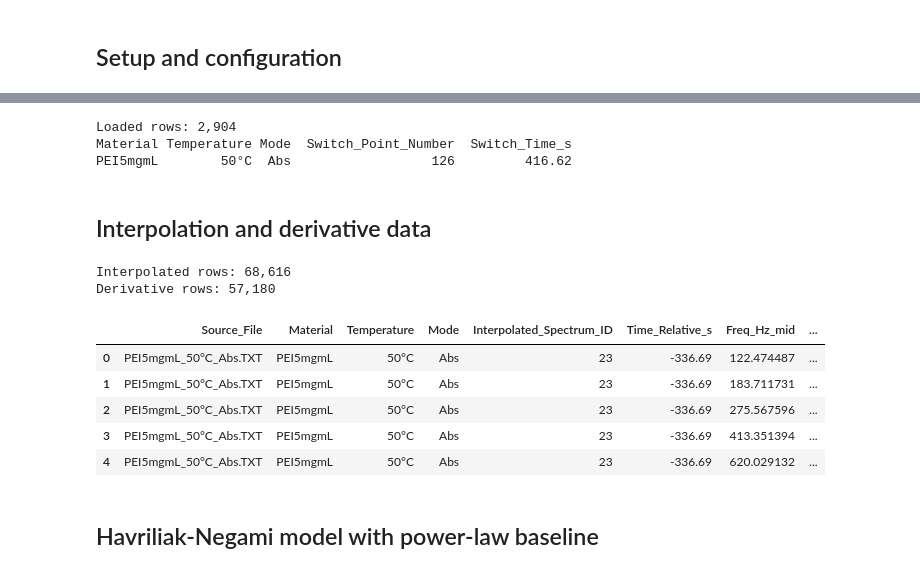
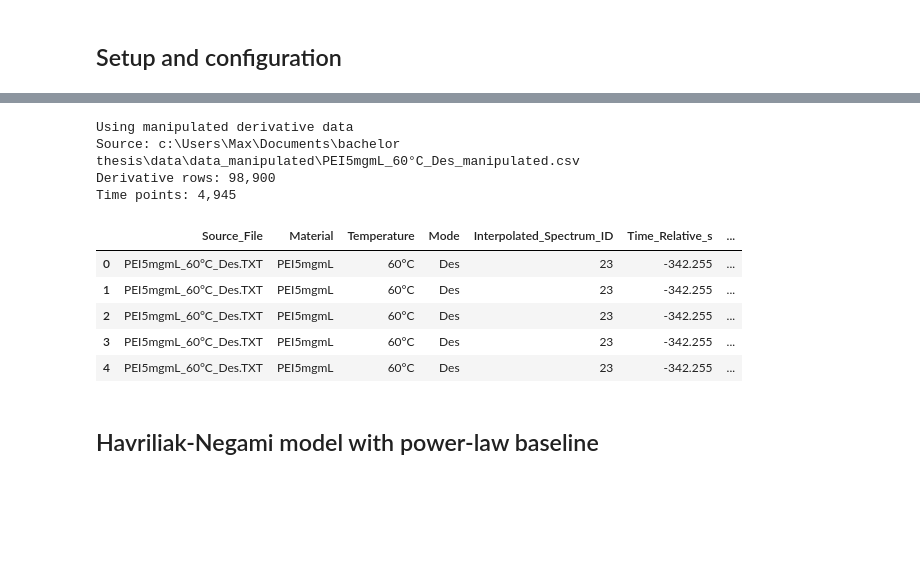
Before and after one commit to maxwolters02/bachelor-thesis, a Jupyter notebook: Code/fitting.ipynb, the cells around one changed output, grey strips where cells are left out. Cells and saved outputs as stored; diff of their text form; code cells hidden in the pictures; blank space fills up the shorter version.

```diff
--- a/Code/fitting.ipynb
+++ b/Code/fitting.ipynb
@@ -145,12 +99,0 @@ def add_relative_switch_time(df, switch_points):
-# %%
-df_raw = load_measurements(selected_file=SELECTED_FILE)
-df_raw, switch_times = add_relative_switch_time(df_raw, manual_switch_points)
-
-print(f"Loaded rows: {len(df_raw):,}")
-print(switch_times.to_string(index=False))
-# %% [output]
-Loaded rows: 2,904
-Material Temperature Mode  Switch_Point_Number  Switch_Time_s
-PEI5mgmL        50°C  Abs                  126         416.62
-# %% [markdown]
-## Interpolation and derivative data
@@ -283,19 +100,24 @@ def derive_eps_real_by_frequency(
-# %%
-df_interpolated = interpolate_complete_spectra(df_raw)
-df_derivative = derive_eps_real_by_frequency(df_interpolated)
-
-print(f"Interpolated rows: {len(df_interpolated):,}")
-print(f"Derivative rows: {len(df_derivative):,}")
-df_derivative.head()
-# %% [output]
-Interpolated rows: 68,616
-Derivative rows: 57,180
-|  | Source_File | Material | Temperature | Mode | Interpolated_Spectrum_ID | Time_Relative_s | Freq_Hz_mid | ... |
-| 0 | PEI5mgmL_50°C_Abs.TXT | PEI5mgmL | 50°C | Abs | 23 | -336.69 | 122.474487 | ... |
-| 1 | PEI5mgmL_50°C_Abs.TXT | PEI5mgmL | 50°C | Abs | 23 | -336.69 | 183.711731 | ... |
-| 2 | PEI5mgmL_50°C_Abs.TXT | PEI5mgmL | 50°C | Abs | 23 | -336.69 | 275.567596 | ... |
-| 3 | PEI5mgmL_50°C_Abs.TXT | PEI5mgmL | 50°C | Abs | 23 | -336.69 | 413.351394 | ... |
-| 4 | PEI5mgmL_50°C_Abs.TXT | PEI5mgmL | 50°C | Abs | 23 | -336.69 | 620.029132 | ... |
+# %%
+df_derivative = load_manipulated_derivative_data()
+
+df_interpolated = pd.DataFrame()
+
+print("Using manipulated derivative data")
+print(f"Source: {df_derivative.attrs.get('source_path')}")
+print(f"Derivative rows: {len(df_derivative):,}")
+print(f"Time points: {df_derivative[TIME_COL].nunique():,}")
+df_derivative.head()
+# %% [output]
+Using manipulated derivative data
+Source: c:\Users\Max\Documents\bachelor thesis\data\data_manipulated\PEI5mgmL_60°C_Des_manipulated.csv
+Derivative rows: 98,900
+Time points: 4,945
+|  | Source_File | Material | Temperature | Mode | Interpolated_Spectrum_ID | Time_Relative_s | ... |
+| 0 | PEI5mgmL_60°C_Des.TXT | PEI5mgmL | 60°C | Des | 23 | -342.255 | ... |
+| 1 | PEI5mgmL_60°C_Des.TXT | PEI5mgmL | 60°C | Des | 23 | -342.255 | ... |
+| 2 | PEI5mgmL_60°C_Des.TXT | PEI5mgmL | 60°C | Des | 23 | -342.255 | ... |
+| 3 | PEI5mgmL_60°C_Des.TXT | PEI5mgmL | 60°C | Des | 23 | -342.255 | ... |
+| 4 | PEI5mgmL_60°C_Des.TXT | PEI5mgmL | 60°C | Des | 23 | -342.255 | ... |
 # %% [markdown]
 ## Havriliak-Negami model with power-law baseline
 # %%
```
Also changed, not shown: parts of 9 cells of this notebook, 1 other file.
